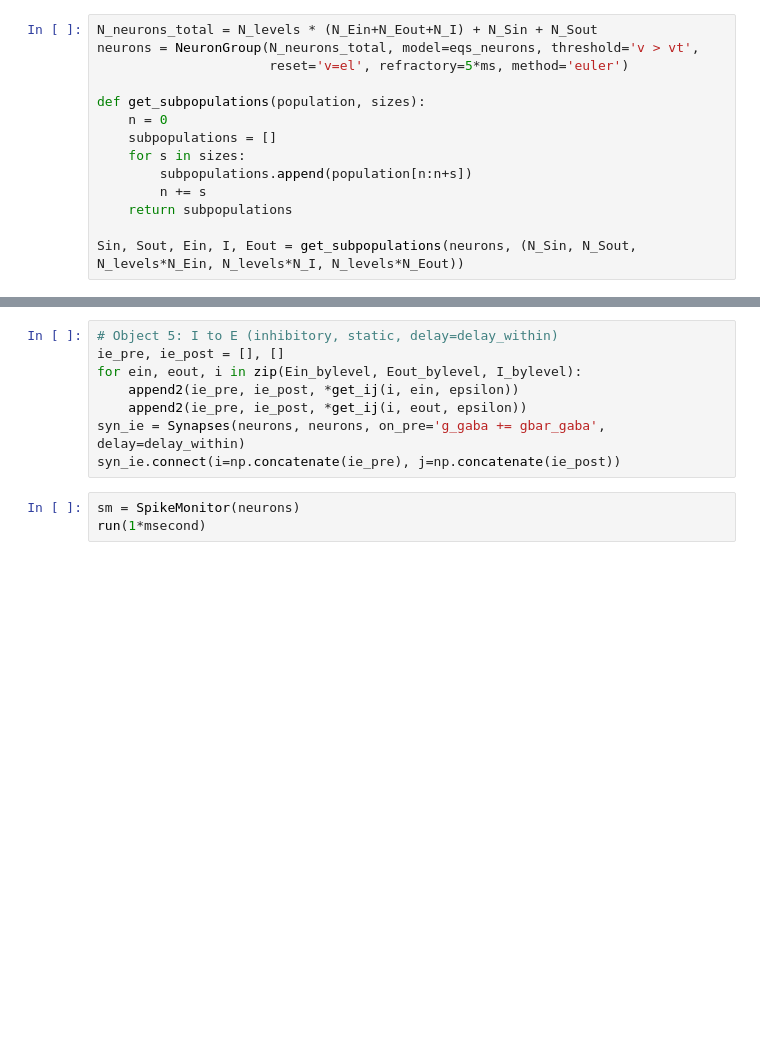
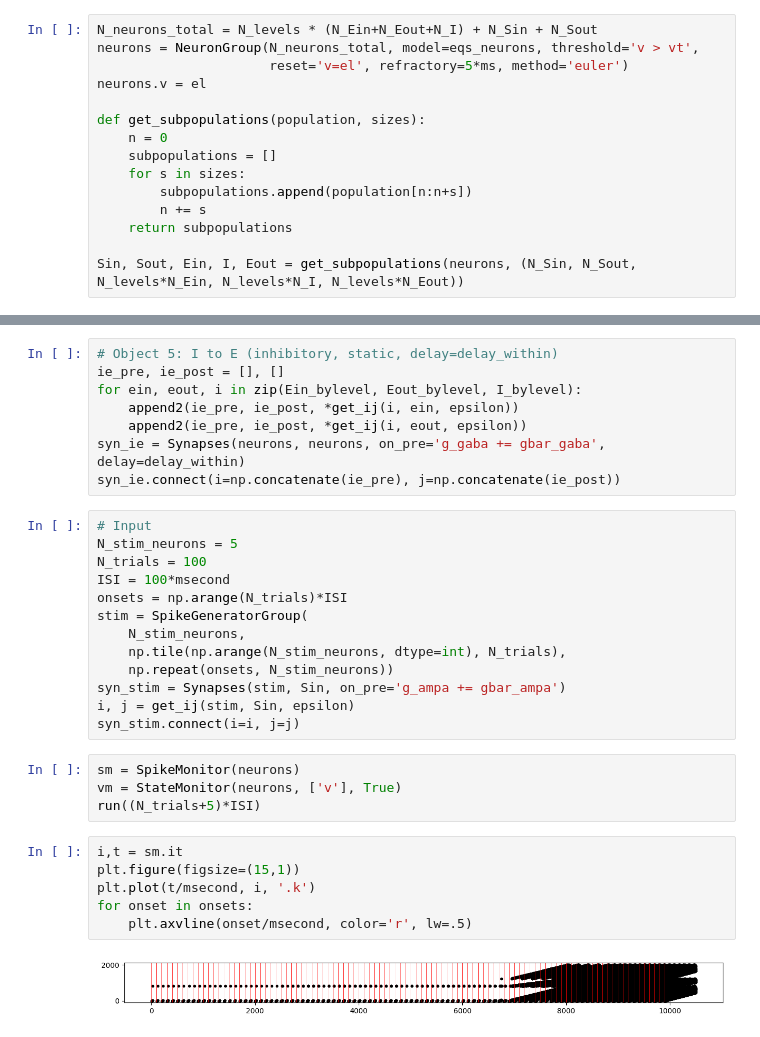
Before and after one commit to kernfel/ztime, a Jupyter notebook: model1.ipynb, the cells around one changed output, grey strips where cells are left out. Drawn from its saved outputs; the diff is of its cells as text; blank space fills up the shorter version.

```diff
--- a/model1.ipynb
+++ b/model1.ipynb
@@ -70,6 +71,7 @@ rng = np.random.default_rng(0)
 N_neurons_total = N_levels * (N_Ein+N_Eout+N_I) + N_Sin + N_Sout
 neurons = NeuronGroup(N_neurons_total, model=eqs_neurons, threshold='v > vt',
                       reset='v=el', refractory=5*ms, method='euler')
+neurons.v = el
 
 def get_subpopulations(population, sizes):
     n = 0
@@ -145,6 +151,28 @@ for ein, eout, i in zip(Ein_bylevel, Eout_bylevel, I_bylevel):
     append2(ie_pre, ie_post, *get_ij(i, eout, epsilon))
 syn_ie = Synapses(neurons, neurons, on_pre='g_gaba += gbar_gaba', delay=delay_within)
 syn_ie.connect(i=np.concatenate(ie_pre), j=np.concatenate(ie_post))
-# %%
-sm = SpikeMonitor(neurons)
-run(1*msecond)
+# %%
+# Input
+N_stim_neurons = 5
+N_trials = 100
+ISI = 100*msecond
+onsets = np.arange(N_trials)*ISI
+stim = SpikeGeneratorGroup(
+    N_stim_neurons,
+    np.tile(np.arange(N_stim_neurons, dtype=int), N_trials),
+    np.repeat(onsets, N_stim_neurons))
+syn_stim = Synapses(stim, Sin, on_pre='g_ampa += gbar_ampa')
+i, j = get_ij(stim, Sin, epsilon)
+syn_stim.connect(i=i, j=j)
+# %%
+sm = SpikeMonitor(neurons)
+vm = StateMonitor(neurons, ['v'], True)
+run((N_trials+5)*ISI)
+# %%
+i,t = sm.it
+plt.figure(figsize=(15,1))
+plt.plot(t/msecond, i, '.k')
+for onset in onsets:
+    plt.axvline(onset/msecond, color='r', lw=.5)
+# %% [output]
+[figure, added]
```
Also changed, not shown: parts of 7 cells of this notebook.
